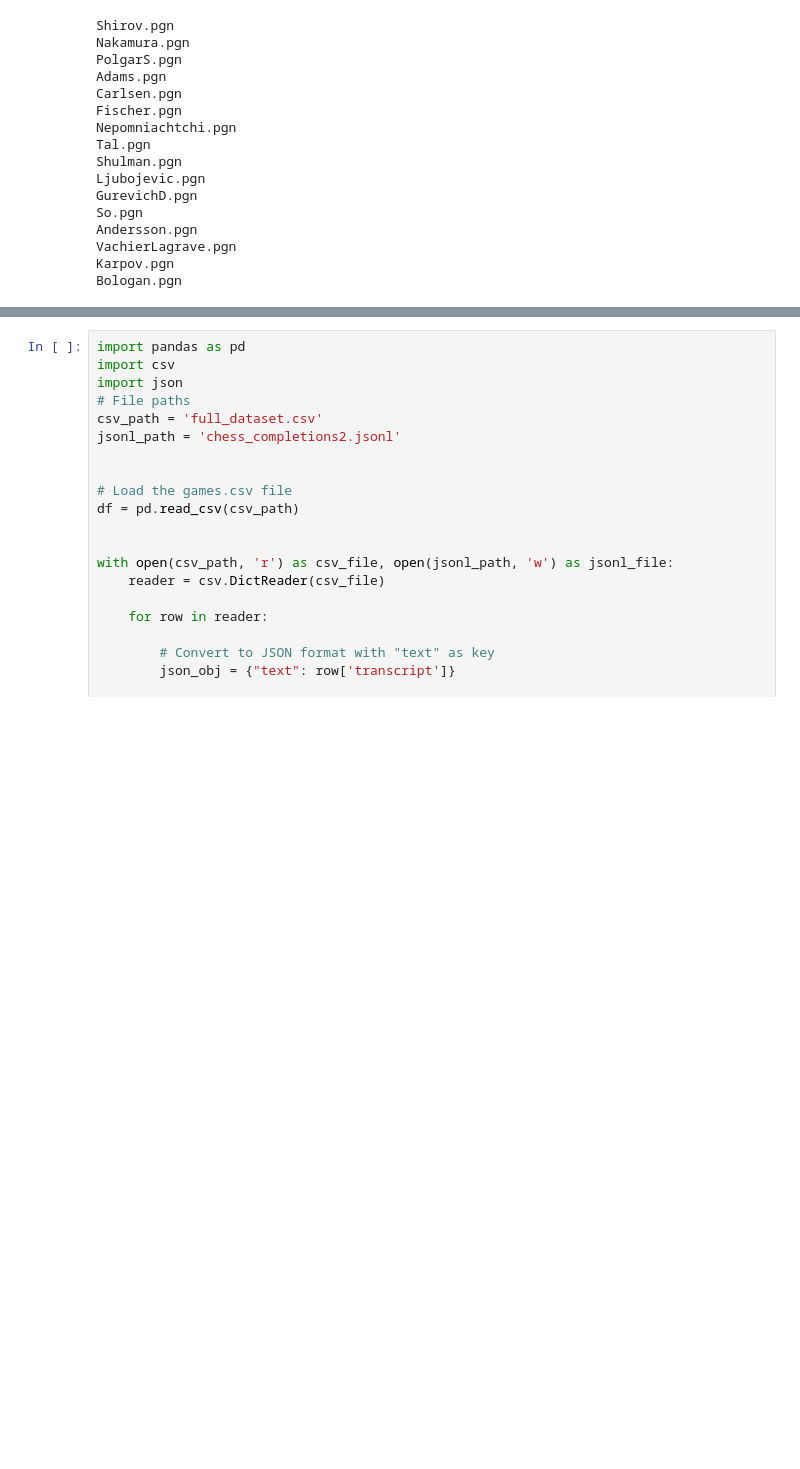
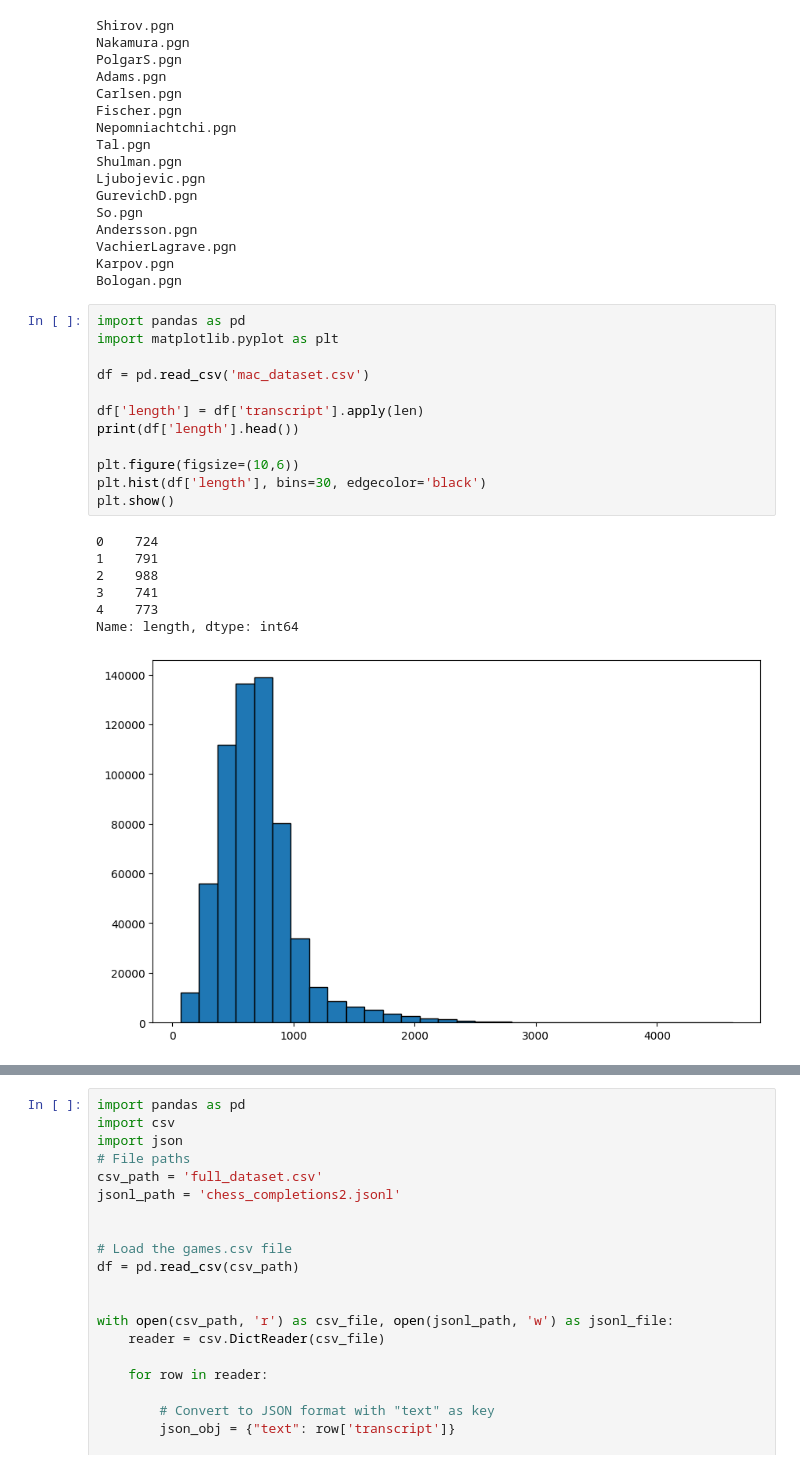
Before and after one commit to adamkarvonen/chess_gpt_eval, a Jupyter notebook: logs/completion_pgn.ipynb, the cells around one changed output, grey strips where cells are left out. Saved outputs shown, nothing was run; the diff lists cells and outputs as text; blank space fills up the shorter version.

Commit message:
Plotting game length distribution

```diff
--- a/logs/completion_pgn.ipynb
+++ b/logs/completion_pgn.ipynb
@@ -76,6 +76,26 @@ Andersson.pgn
 VachierLagrave.pgn
 Karpov.pgn
 Bologan.pgn
+# %%
+import pandas as pd
+import matplotlib.pyplot as plt
+
+df = pd.read_csv('mac_dataset.csv')
+
+df['length'] = df['transcript'].apply(len)
+print(df['length'].head())
+
+plt.figure(figsize=(10,6))
+plt.hist(df['length'], bins=30, edgecolor='black')
+plt.show()
+# %% [output]
+0    724
+1    791
+2    988
+3    741
+4    773
+Name: length, dtype: int64
+[figure, added]
 # %%
 import csv
 import pandas as pd
```
Also changed, not shown: parts of 2 cells of this notebook.
